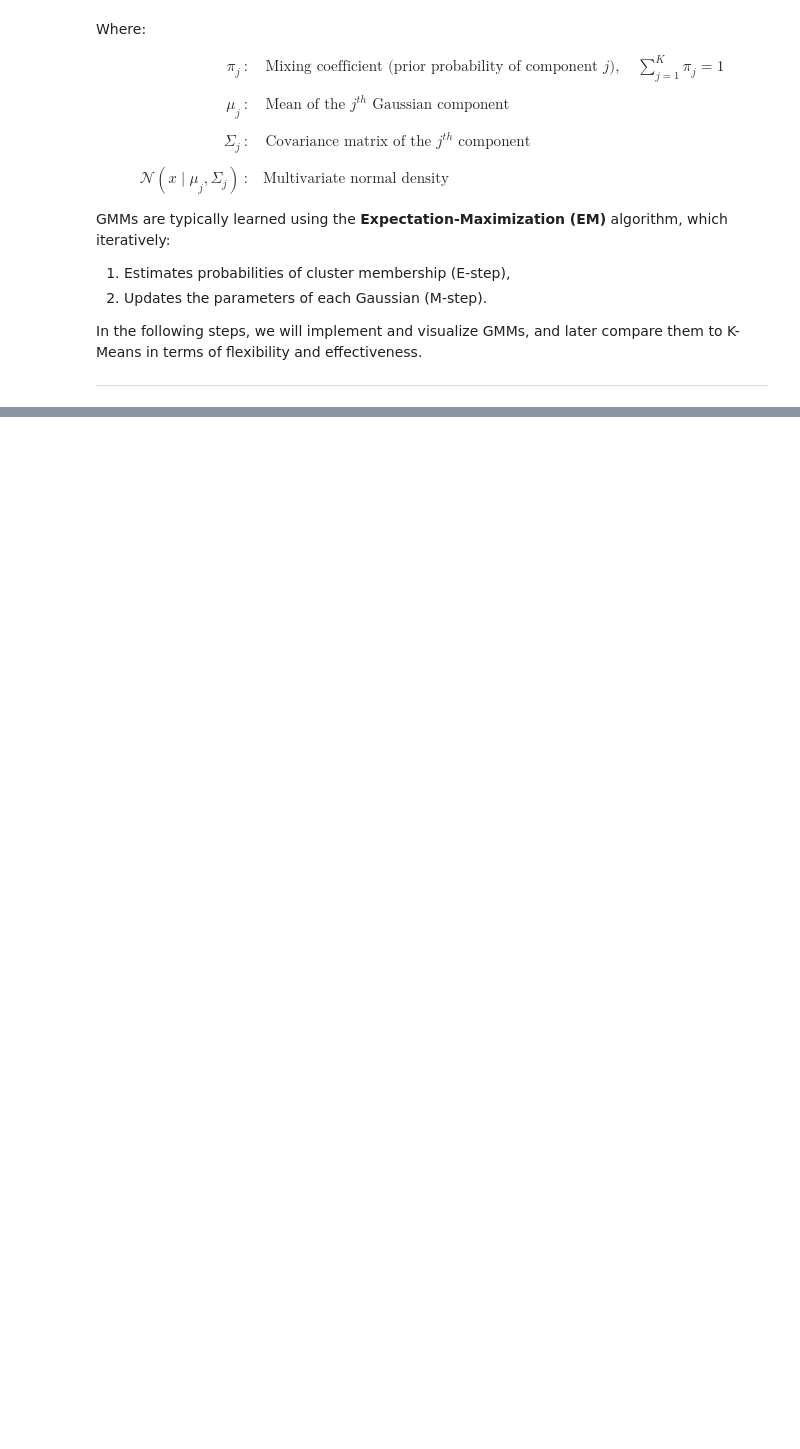
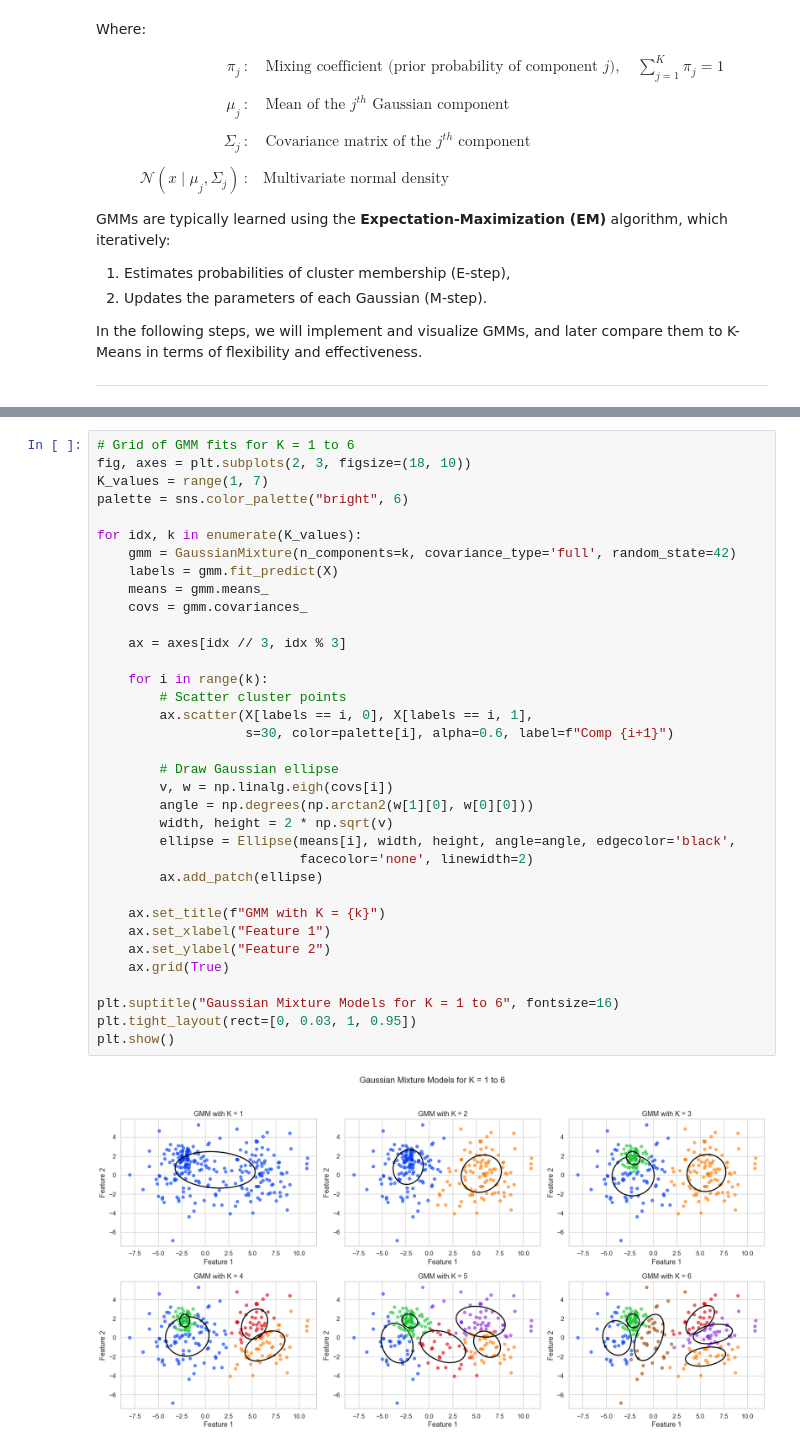
Before and after one commit to profadityasaxena/Unsupervised-Deep-Learning---Gaussian-Mixture-Models---EM-Based-Collaborative-Filtering, a Jupyter notebook: Unsupervised Deep Learning.ipynb, the cells around one changed output, grey strips where cells are left out. Saved outputs shown, nothing was run; the diff lists cells and outputs as text; blank space fills up the shorter version.

```diff
--- a/Unsupervised Deep Learning.ipynb
+++ b/Unsupervised Deep Learning.ipynb
@@ -481,0 +576,37 @@ In the following steps, we will implement and visualize GMMs, and later compare
+# %%
+# Grid of GMM fits for K = 1 to 6
+fig, axes = plt.subplots(2, 3, figsize=(18, 10))
+K_values = range(1, 7)
+palette = sns.color_palette("bright", 6)
+
+for idx, k in enumerate(K_values):
+    gmm = GaussianMixture(n_components=k, covariance_type='full', random_state=42)
+    labels = gmm.fit_predict(X)
+    means = gmm.means_
+    covs = gmm.covariances_
+
+    ax = axes[idx // 3, idx % 3]
+
+    for i in range(k):
+        # Scatter cluster points
+        ax.scatter(X[labels == i, 0], X[labels == i, 1],
+                   s=30, color=palette[i], alpha=0.6, label=f"Comp {i+1}")
+
+        # Draw Gaussian ellipse
+        v, w = np.linalg.eigh(covs[i])
+        angle = np.degrees(np.arctan2(w[1][0], w[0][0]))
+        width, height = 2 * np.sqrt(v)
+        ellipse = Ellipse(means[i], width, height, angle=angle, edgecolor='black',
+                          facecolor='none', linewidth=2)
+        ax.add_patch(ellipse)
+
+    ax.set_title(f"GMM with K = {k}")
+    ax.set_xlabel("Feature 1")
+    ax.set_ylabel("Feature 2")
+    ax.grid(True)
+
+plt.suptitle("Gaussian Mixture Models for K = 1 to 6", fontsize=16)
+plt.tight_layout(rect=[0, 0.03, 1, 0.95])
+plt.show()
+# %% [output]
+[figure, added]
```
Also changed, not shown: parts of 8 cells of this notebook.
